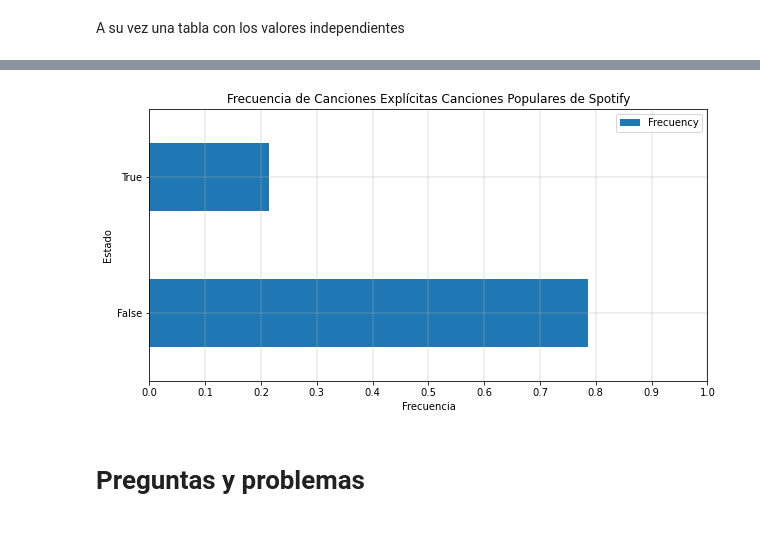
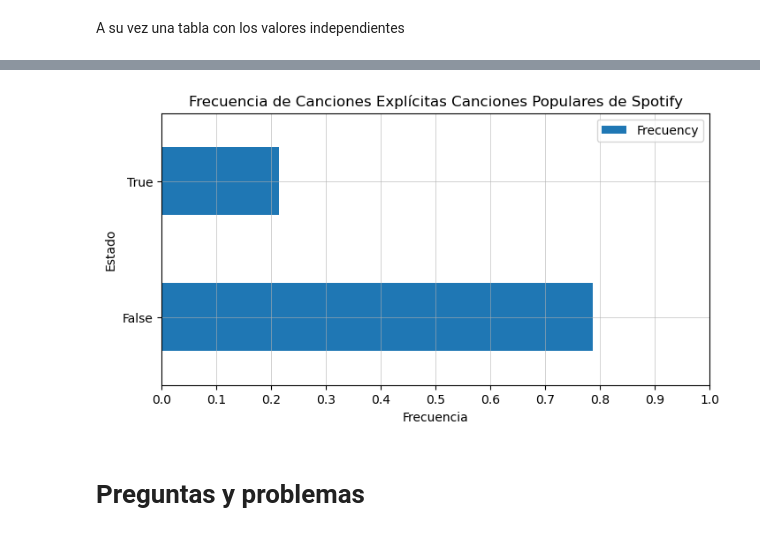
Before and after one commit to Litr0/Proyecto-Mineria, a Jupyter notebook: Hito1.ipynb, the cells around one changed output, grey strips where cells are left out. Cells and saved outputs as stored; diff of their text form; code cells hidden in the pictures.

```diff
--- a/Hito1.ipynb
+++ b/Hito1.ipynb
@@ -232,18 +199,17 @@ songAttributes.head()
 # %%
 explicit = songAttributes.Explicit.value_counts(normalize=True)
 df2 = pd.DataFrame([
                     ["False",explicit[0]],
                     ["True",explicit[1]]
                     ],
                     columns=["State","Frecuency"])
 
-
-ax  = df2.plot.barh(x = "State", y = "Frecuency", xticks = [k/10 for k in list(range(11))], figsize = (10,5))
+ax  = df2.plot.barh(x = "State", y = "Frecuency", xticks = [k/10 for k in list(range(11))], figsize = (8,4))
 ax.set(xlabel = "Frecuencia", ylabel = "Estado", title = "Frecuencia de Canciones Explícitas Canciones Populares de Spotify")
 ax.grid(linestyle='-', linewidth=0.4)
 plt.show()
 # %% [output]
-[figure, old version]
+[figure, new version]
 # %% [markdown]
 # Preguntas y problemas
 # %% [markdown]
```
Also changed, not shown: parts of 64 cells of this notebook.
